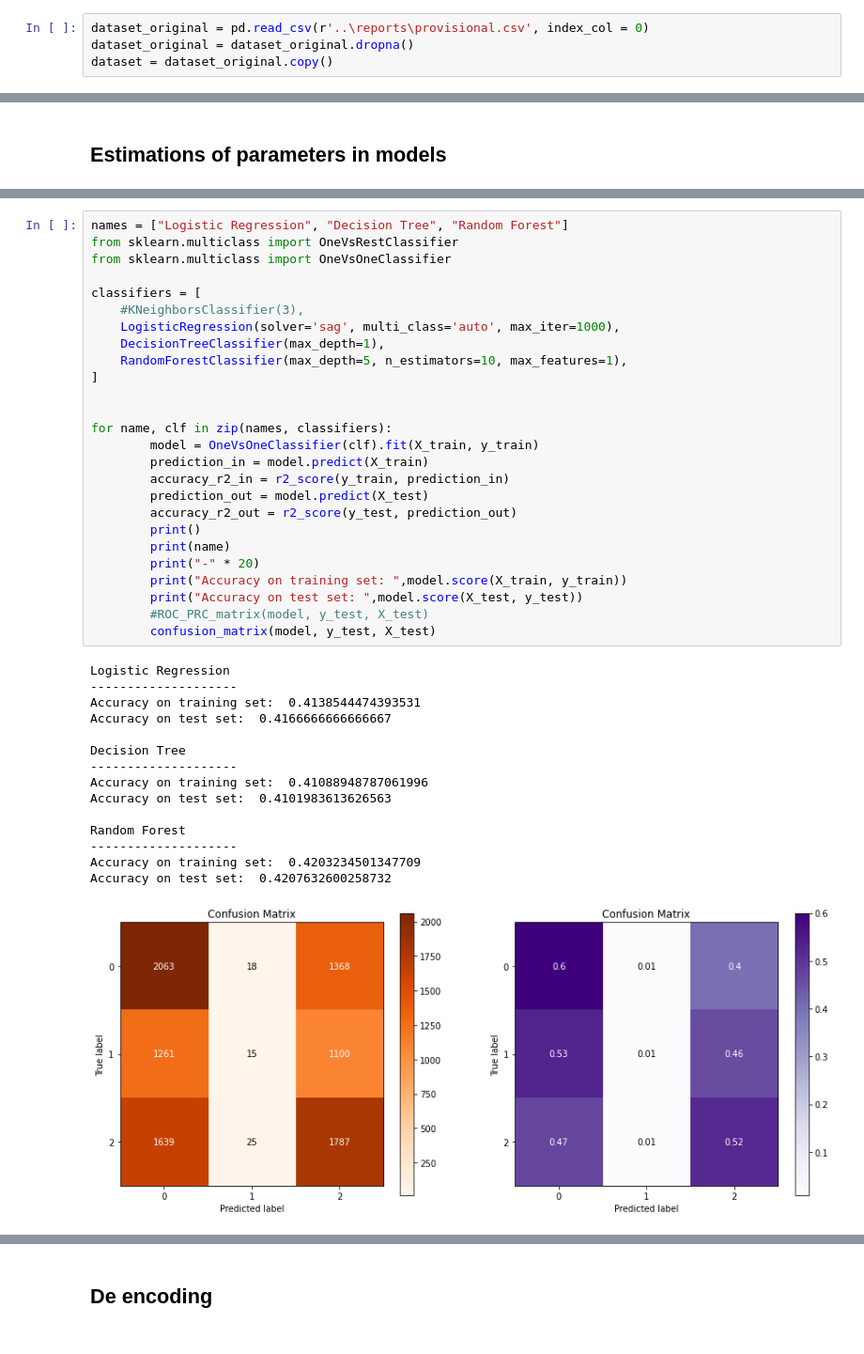
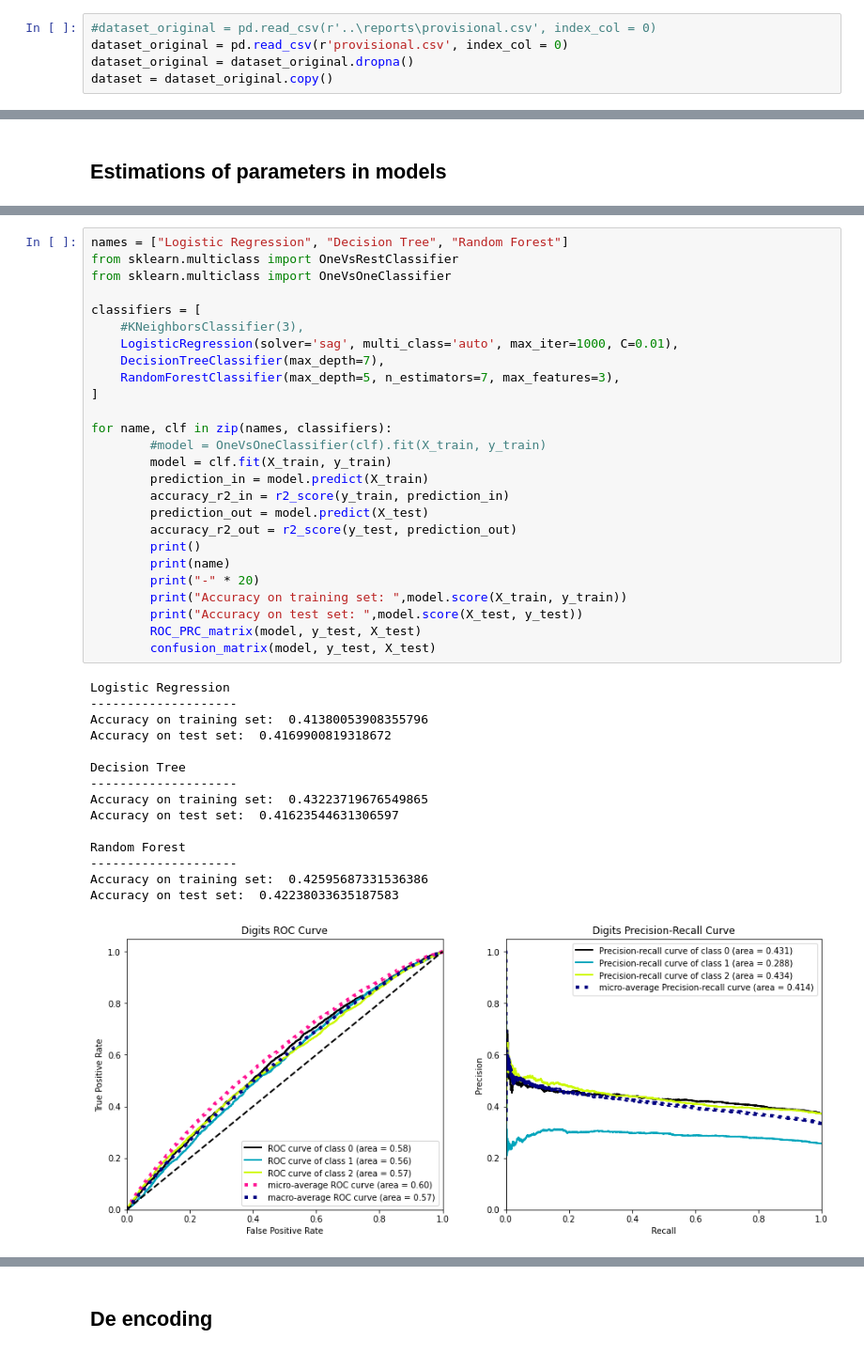
Before and after one commit to joseb061/Master-projects, a Jupyter notebook: Python-quiniela/analysis/Machine Learning Jorge.ipynb, the cells around one changed output, grey strips where cells are left out. Shown: that part at 94% size. Saved outputs shown, nothing was run; the diff lists cells and outputs as text.

```diff
--- a/Python-quiniela/analysis/Machine Learning Jorge.ipynb
+++ b/Python-quiniela/analysis/Machine Learning Jorge.ipynb
@@ -35,7 +35,8 @@ In this section we import our dataset (already processed and encoded) and check
 The features we are interested in have to be as independent as possible from each other. Therefore, we are going to
 make sure that we don't have any correlated columns with a value higher than .95
 # %%
-dataset_original = pd.read_csv(r'..\reports\provisional.csv', index_col = 0)
+#dataset_original = pd.read_csv(r'..\reports\provisional.csv', index_col = 0)
+dataset_original = pd.read_csv(r'provisional.csv', index_col = 0)
 dataset_original = dataset_original.dropna()
 dataset = dataset_original.copy()
 # %%
@@ -277,42 +282,42 @@ Accuracy on test set:  0.533167495854063        R2 test set:  -0.725554967620608
 # %%
 names = ["Logistic Regression", "Decision Tree", "Random Forest"]
 from sklearn.multiclass import OneVsRestClassifier
 from sklearn.multiclass import OneVsOneClassifier
 
 classifiers = [
     #KNeighborsClassifier(3),
-    LogisticRegression(solver='sag', multi_class='auto', max_iter=1000),
-    DecisionTreeClassifier(max_depth=1),
-    RandomForestClassifier(max_depth=5, n_estimators=10, max_features=1),
+    LogisticRegression(solver='sag', multi_class='auto', max_iter=1000, C=0.01),
+    DecisionTreeClassifier(max_depth=7),
+    RandomForestClassifier(max_depth=5, n_estimators=7, max_features=3),
 ]
 
-
 for name, clf in zip(names, classifiers):
-        model = OneVsOneClassifier(clf).fit(X_train, y_train)
+        #model = OneVsOneClassifier(clf).fit(X_train, y_train)
+        model = clf.fit(X_train, y_train)
         prediction_in = model.predict(X_train)
         accuracy_r2_in = r2_score(y_train, prediction_in)
         prediction_out = model.predict(X_test)
         accuracy_r2_out = r2_score(y_test, prediction_out)
         print()
         print(name)
         print("-" * 20)
         print("Accuracy on training set: ",model.score(X_train, y_train))
         print("Accuracy on test set: ",model.score(X_test, y_test))
-        #ROC_PRC_matrix(model, y_test, X_test)
+        ROC_PRC_matrix(model, y_test, X_test)
         confusion_matrix(model, y_test, X_test)
 # %% [output]
 Logistic Regression
 --------------------
-Accuracy on training set:  0.4138544474393531
-Accuracy on test set:  0.4166666666666667
+Accuracy on training set:  0.41380053908355796
+Accuracy on test set:  0.4169900819318672
 
 Decision Tree
 --------------------
-Accuracy on training set:  0.41088948787061996
-Accuracy on test set:  0.4101983613626563
+Accuracy on training set:  0.43223719676549865
+Accuracy on test set:  0.41623544631306597
 
 Random Forest
 --------------------
-Accuracy on training set:  0.4203234501347709
-Accuracy on test set:  0.4207632600258732
+Accuracy on training set:  0.42595687331536386
+Accuracy on test set:  0.42238033635187583
-[figure, old version]
+[figure, new version]
```
Also changed, not shown: parts of 7 cells of this notebook, 3 other files.
